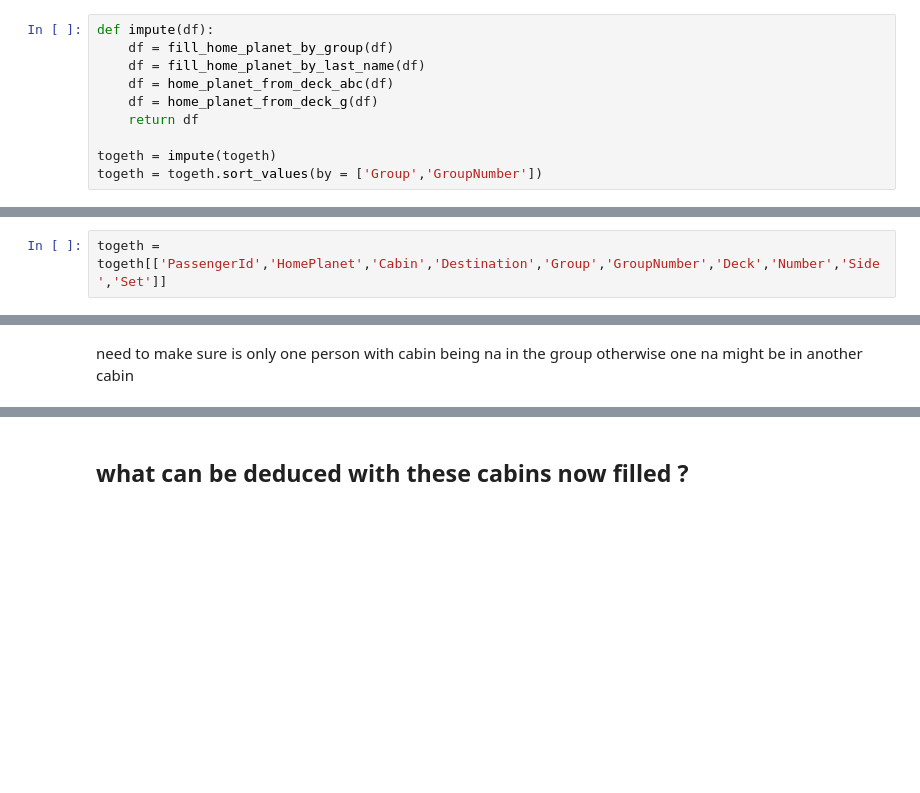
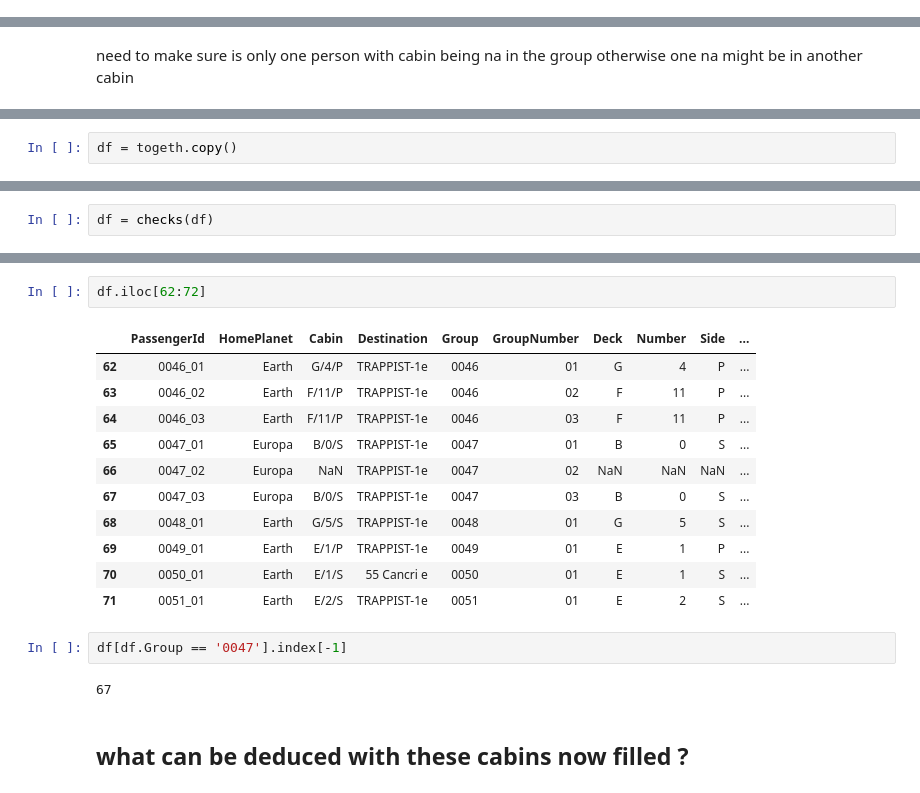
Before and after one commit to jacobsultan/cabin-for-spacetitanic-kaggle, a Jupyter notebook: firstruns.ipynb, the cells around one changed output, grey strips where cells are left out. Saved outputs shown, nothing was run; the diff lists cells and outputs as text; blank space fills up the shorter version.

```diff
--- a/firstruns.ipynb
+++ b/firstruns.ipynb
@@ -266,10 +127,0 @@ def home_planet_from_deck_g(df):
-# %%
-def impute(df):
-    df = fill_home_planet_by_group(df)
-    df = fill_home_planet_by_last_name(df)
-    df = home_planet_from_deck_abc(df)
-    df = home_planet_from_deck_g(df)
-    return df
-
-togeth = impute(togeth)
-togeth = togeth.sort_values(by = ['Group','GroupNumber'])
@@ -302,2 +127,0 @@ Empty Cabins 299
-# %%
-togeth = togeth[['PassengerId','HomePlanet','Cabin','Destination','Group','GroupNumber','Deck','Number','Side','Set']]
@@ -391,0 +144,2 @@ def sharing_room_with_group_member(df):
+# %%
+df = togeth.copy()
@@ -391,0 +151,2 @@ def sharing_room_with_group_member(df):
+# %%
+df = checks(df)
@@ -392,2 +224,20 @@ def sharing_room_with_group_member(df):
+# %%
+df.iloc[62:72]
+# %% [output]
+|  | PassengerId | HomePlanet | Cabin | Destination | Group | GroupNumber | Deck | Number | Side | ... |
+| 62 | 0046_01 | Earth | G/4/P | TRAPPIST-1e | 0046 | 01 | G | 4 | P | ... |
+| 63 | 0046_02 | Earth | F/11/P | TRAPPIST-1e | 0046 | 02 | F | 11 | P | ... |
+| 64 | 0046_03 | Earth | F/11/P | TRAPPIST-1e | 0046 | 03 | F | 11 | P | ... |
+| 65 | 0047_01 | Europa | B/0/S | TRAPPIST-1e | 0047 | 01 | B | 0 | S | ... |
+| 66 | 0047_02 | Europa | NaN | TRAPPIST-1e | 0047 | 02 | NaN | NaN | NaN | ... |
+| 67 | 0047_03 | Europa | B/0/S | TRAPPIST-1e | 0047 | 03 | B | 0 | S | ... |
+| 68 | 0048_01 | Earth | G/5/S | TRAPPIST-1e | 0048 | 01 | G | 5 | S | ... |
+| 69 | 0049_01 | Earth | E/1/P | TRAPPIST-1e | 0049 | 01 | E | 1 | P | ... |
+| 70 | 0050_01 | Earth | E/1/S | 55 Cancri e | 0050 | 01 | E | 1 | S | ... |
+| 71 | 0051_01 | Earth | E/2/S | TRAPPIST-1e | 0051 | 01 | E | 2 | S | ... |
+# %%
+df[df.Group == '0047'].index[-1]
+# %% [output]
+67
 # %% [markdown]
 ## what can be deduced with these cabins now filled ?
```
Also changed, not shown: parts of 55 cells of this notebook, 2 other files.
